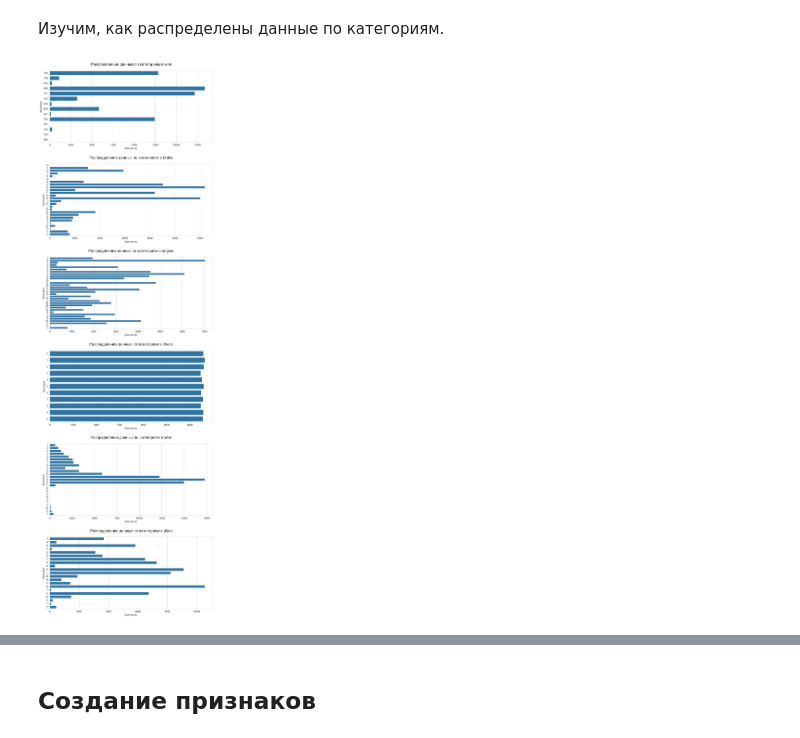
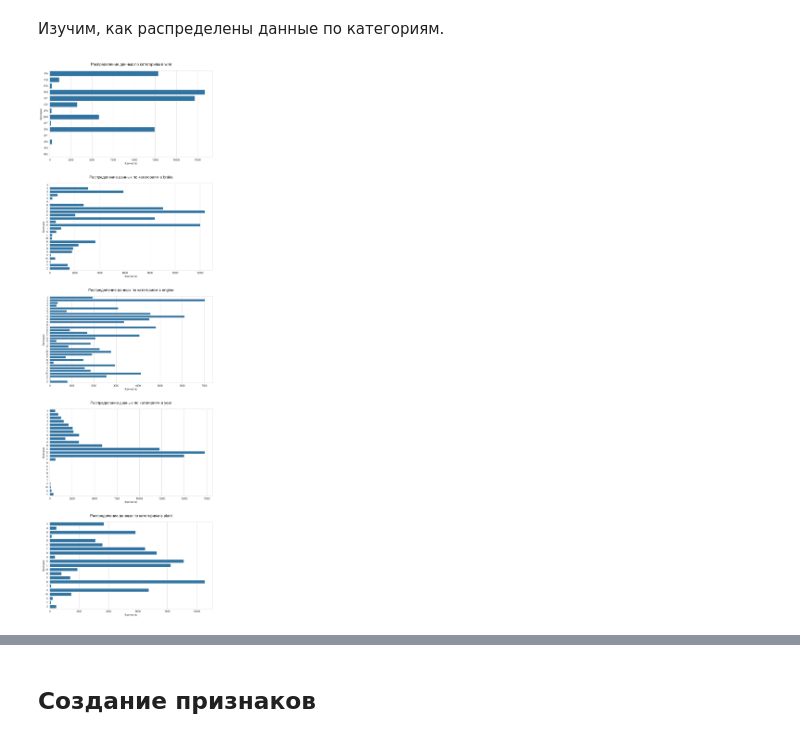
Before and after one commit to inarka/vin_car_price_prediction, a Jupyter notebook: vin_price_prediction.ipynb, the cells around one changed output, grey strips where cells are left out. Drawn from its saved outputs; the diff is of its cells as text; code cells hidden in the pictures.

```diff
--- a/vin_price_prediction.ipynb
+++ b/vin_price_prediction.ipynb
@@ -239,20 +240,20 @@ plt.show()
 # %% [markdown]
 Изучим, как распределены данные по категориям.
 # %%
-features = ['wmi', 'brake', 'engine', 'check', 'year', 'plant']
+features = ['wmi', 'brake', 'engine', 'year', 'plant']
 
 plt.figure(figsize=(12, 40))
 
 for i, feature in enumerate(features):
     plt.subplot(len(features), 1, i + 1)
     val_cnt = df[feature].value_counts().sort_index().reset_index()
     val_cnt.columns = ['Категории', 'Количество']
     sns.barplot(x='Количество', y='Категории', data=val_cnt)
     plt.title(f'Распределение данных по категориям в {feature}', size=16, pad=20)
     plt.xlabel('Количество')
     plt.ylabel('Категории')
 
 plt.subplots_adjust(hspace=0.3)
 plt.show()
 # %% [output]
-[figure, old version]
+[figure, new version]
```
Also changed, not shown: parts of 22 cells of this notebook, 2 other files.
